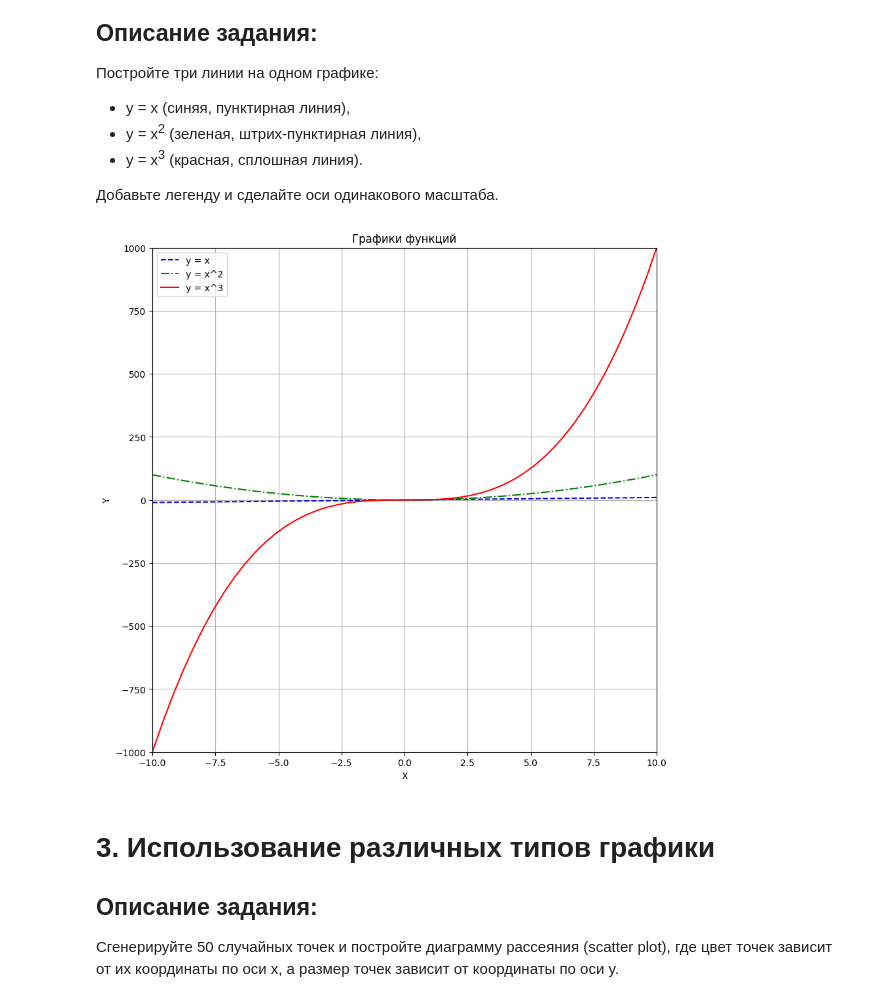
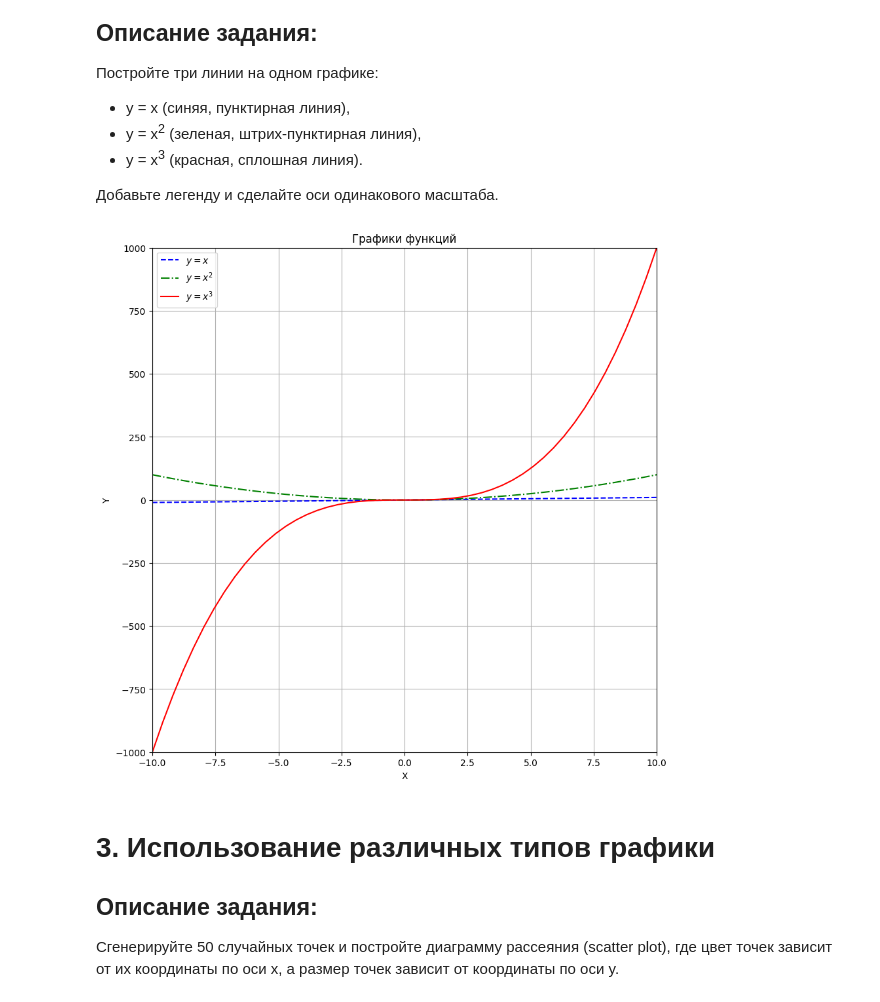
Before and after one commit to mazy99/ml_prakt_3, a Jupyter notebook: 3 parakt.ipynb, the cells around one changed output. Saved outputs shown, nothing was run; the diff lists cells and outputs as text; code cells hidden in the pictures.

```diff
--- a/3 parakt.ipynb
+++ b/3 parakt.ipynb
@@ -29,29 +29,29 @@ plt.show()
 # %%
 x_array = np.linspace(-10,10,50)
 y1_array = x_array
 y2_array = x_array**2
 y3_array = x_array**3
 
 x_min, x_max = -10, 10
 y_min, y_max = -1000, 1000
 
 plt.figure(figsize=(10,10))
 
-plt.plot(x_array,y1_array,label="y = x", color = 'blue', linestyle='--')
-plt.plot(x_array,y2_array, label="y = x^2", color = 'green', linestyle='-.')
-plt.plot(x_array,y3_array,label="y = x^3",color = 'red', linestyle=None)
+plt.plot(x_array,y1_array,label="$ y = x $", color = 'blue', linestyle='--')
+plt.plot(x_array,y2_array, label="$ y = x^2 $", color = 'green', linestyle='-.')
+plt.plot(x_array,y3_array,label="$ y = x^3 $",color = 'red', linestyle=None)
 plt.title("Графики функций")
 plt.grid(True)
 plt.ylabel('Y')
 plt.xlabel('X')
 plt.legend()
 plt.xlim(x_min, x_max)
 plt.ylim(y_min, y_max)
 plt.gca().set_aspect(1.0 / plt.gca().get_data_ratio(), adjustable='box')
 
 plt.show()
 # %% [output]
-[figure, old version]
+[figure, new version]
 # %% [markdown]
 # 3. Использование различных типов графики
 ## Описание задания:
```
Also changed, not shown: parts of 4 cells of this notebook, 1 other file.
